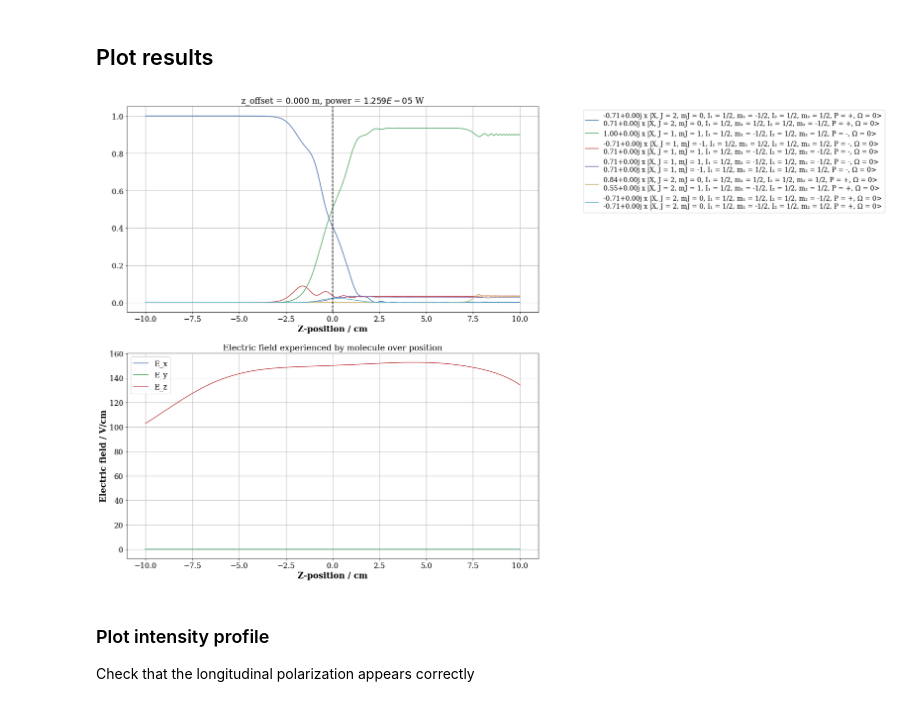
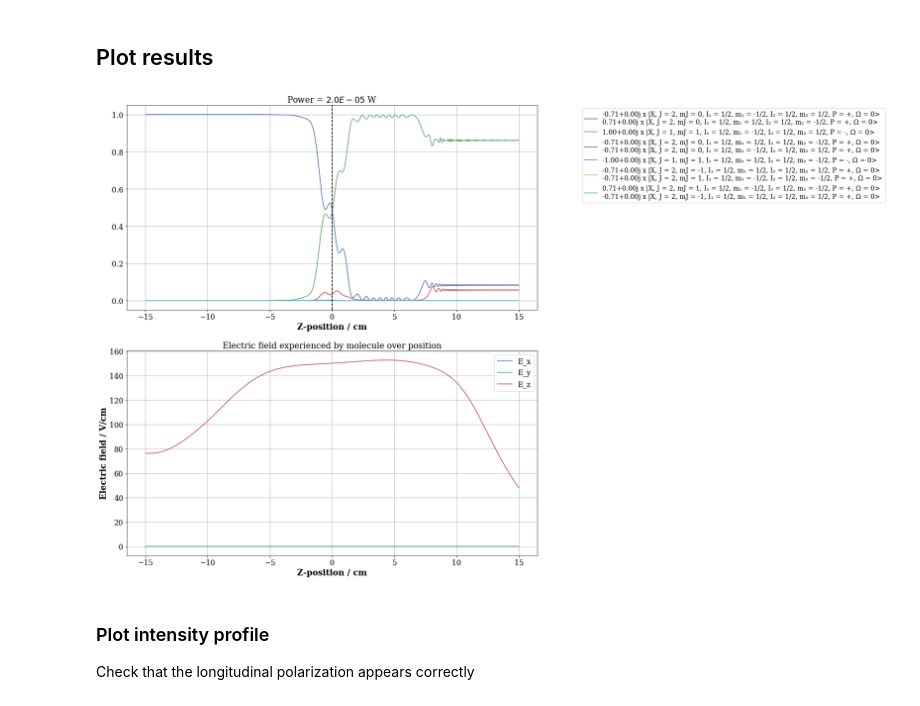
Before and after one commit to otimgren/centrex-state-prep, a Jupyter notebook: examples/SPB/SPB adiabatic passage to J1_pmp-background field.ipynb, the cells around one changed output. Cells and saved outputs as stored; diff of their text form; code cells hidden in the pictures.

```diff
--- a/examples/SPB/SPB adiabatic passage to J1_pmp-background field.ipynb
+++ b/examples/SPB/SPB adiabatic passage to J1_pmp-background field.ipynb
@@ -60,7 +60,7 @@ The autoreload extension is already loaded. To reload it, use:
 ## Define molecule trajectory
 Defining the molecule trajectory as a Trajectory object. Specifying the initial position as z = 50 mm, i.e. 50mm  after the center of the microwaves is, and on the axis of the beamline. Taking the beam velocity to be 200 m/s in the z-direction. The simulation ends when `zfin` is reached, 200 mm from the microwwaves.
 # %%
-trajectory = Trajectory(Rini = np.array((0,0,-100e-3)), Vini = np.array((0,0,184.)), zfin = 100e-3)
+trajectory = Trajectory(Rini = np.array((0,0,-150e-3)), Vini = np.array((0,0,184.)), zfin = 150e-3)
 # %% [markdown]
 ## Define electric field
 Defining an electric field that is an approximation of what the molecules should see in the real experiment.
@@ -179,8 +179,8 @@ print(f"Transition frequency at center of SPB microwaves: {muW_freq_2/1e9:.5f} G
 
 #### Intensity profile:
 # Define a Gaussian intensity profile
-# intensity = MeasuredBeam(power = 1e-3, sigma = 1*25.4e-3/(2*np.sqrt(2*np.log(2))), R0 = R0, k = k, freq = muW_freq)
-intensity = GaussianBeam(power = 0.5e-3, sigma = 1*25.4e-3/(2*np.sqrt(2*np.log(2))), R0 = R0, k = k, freq = muW_freq_2)
+intensity = MeasuredBeam(power = 1e-3, sigma = 1*25.4e-3/(2*np.sqrt(2*np.log(2))), R0 = R0, k = k, freq = muW_freq_2)
+# intensity = GaussianBeam(power = 0.5e-3, sigma = 1*25.4e-3/(2*np.sqrt(2*np.log(2))), R0 = R0, k = k, freq = muW_freq_2)
 
 #### Define MicrowaveField
 mf12 = MicrowaveField(1, 2, intensity, pol, muW_freq_2, hamiltonian.QN)
@@ -197,8 +197,9 @@ p_y = np.array([0, 1, 0])
 p_z = np.array([0, 0, 1])
 
 # Define a function that gives the main component of the polarization as a function of position
-p = p_z + 0.4 *p_y
-P_R = lambda R: p/np.sqrt(np.sum(p**2))
+# p = p_z + 1 *p_y + 1*p_x
+p = p_plus
+P_R = lambda R: p/np.sqrt(np.sum(np.abs(p)**2))
 
 
 pol_bg = Polarization(P_R)
@@ -235,13 +236,13 @@ mf12_bg.set_frequency(freq + detuning)
 mf12.set_position(R0)
 
 ## Power
-mf12.calculate_microwave_power(state1, state2, 2*np.pi*7e3, R0)
+mf12.calculate_microwave_power(state1, state2, 2*np.pi*10e3, R0)
 mf12_bg.intensity.intensity = mf12.intensity.I_R(R0)/70*1
 
 # Molecule parameters
-trajectory.Rini = np.array([0,0.00,-100e-3])
+trajectory.Rini = np.array([0,0.00,-150e-3])
 trajectory.Vini = np.array([0,0,184])
-trajectory.zfin = 100e-3
+trajectory.zfin = 150e-3
 # %%
 result = simulator.run(N_steps = 10000)
 # %% [markdown]
@@ -249,15 +250,17 @@ result = simulator.run(N_steps = 10000)
 # %%
 initial_state = result.initial_states[0]
 large_prob_states = result.find_large_prob_states(initial_state, N = 6)
 fig, (ax, ax2) = plt.subplots(2,1, figsize = (16,18))
 result.plot_state_probabilities(large_prob_states, initial_state, ax = ax, position = True)
 ax.legend(fontsize = 14, bbox_to_anchor = (1.1,1))
 ax.axvline(x = R0[2]*1e2, ls ='--', c = 'k')
-ax.set_title(f"z_offset = ${R0[2]:.3f}$ m, power = ${mf12.intensity.power:.3E}$ W")
+ax.set_title(f"Power = ${mf12.intensity.power:.1E}$ W")
 
 Es, _, _ = electric_field.plot(trajectory, position=True, ax = ax2)
+
+# plt.savefig('../../figures/SPB/state_evolution_pmp_scattered_background.pdf')
 # %% [output]
-[figure, old version]
+[figure, new version]
 # %% [markdown]
 ### Plot intensity profile
 Check that the longitudinal polarization appears correctly
```
Also changed, not shown: parts of 5 cells of this notebook, 4 other files.
